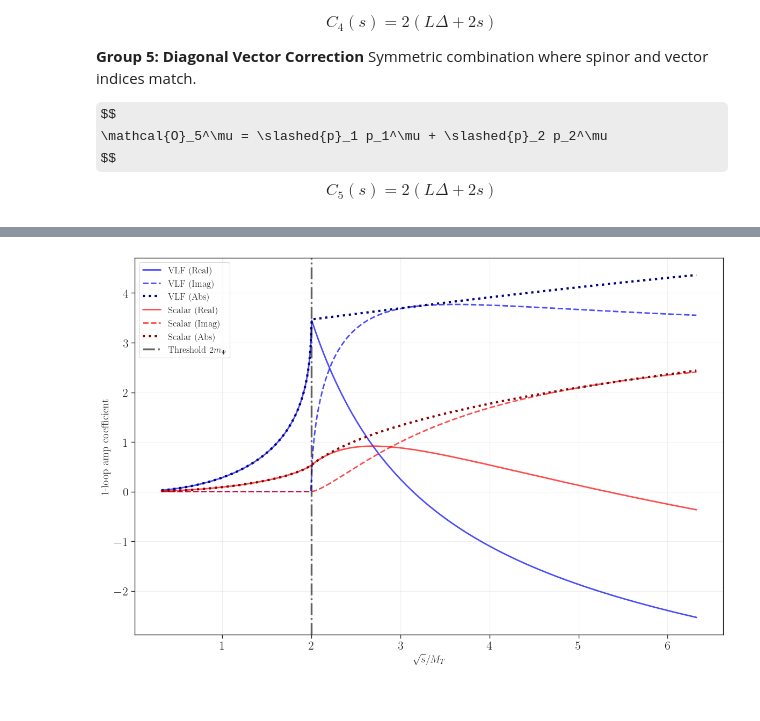
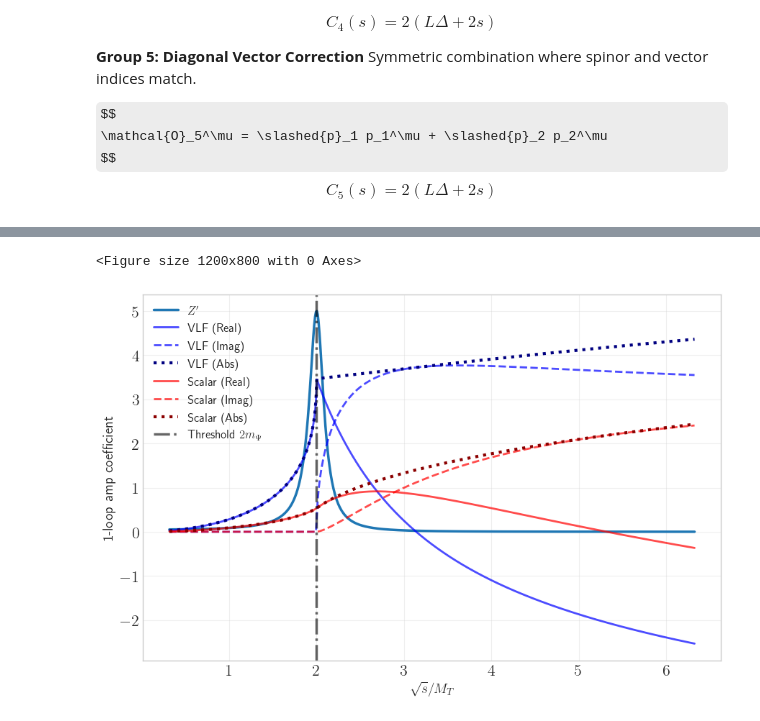
Before and after one commit to viniciusrocca/EFT_ToyModel, a Jupyter notebook: Plots/FormFactor_VLF.ipynb, the cells around one changed output, grey strips where cells are left out. Saved outputs shown, nothing was run; the diff lists cells and outputs as text; code cells hidden in the pictures; some formulas as TeX source.

Commit message:
Comparision between the VLF, Scalar and Z prime form factors

```diff
--- a/Plots/FormFactor_VLF.ipynb
+++ b/Plots/FormFactor_VLF.ipynb
@@ -935,5 +937,22 @@ plt.show()
 # %%
 
+def breit_wigner(x, M_T, Gamma=20.0):
+    """
+    Calculates the relativistic Breit-Wigner shape.
+    x     : sqrt(s_hat) / M_T
+    M_T   : Reference mass (GeV)
+    Gamma : Resonance width (GeV), fixed to 200 GeV
+    """
+    # Convert the dimensionless x back to s_hat (energy squared)
+    s_hat = (x * M_T)**2
+
+    # The resonance mass is exactly 2 * M_T
+    M_res = 2.0 * M_T
+
+    # Relativistic Breit-Wigner denominator: (s - M^2)^2 + (M * Gamma)^2
+    denominator = (s_hat - M_res**2)**2 + (M_res * Gamma)**2
+
+    return 1.0 / denominator
 
 def get_kinematics(s, m):
     """
@@ -956,7 +975,7 @@ def get_kinematics(s, m):
     return L, Delta
 
 # Parameters
-m = 1500.0  # Mass in GeV (or relevant unit)
+M_T = m = 1000.0  # Mass in GeV (or relevant unit)
 # Define range of s (Center of Mass Energy squared)
 # Extended range to 40*m^2 as requested in the snippet
 s_values = np.linspace(0.1 * m**2, 40 * m**2, 1000)
@@ -980,32 +999,48 @@ for i, s in enumerate(s_values):
     term1_scalar = L * (m**2 * L + Delta)
     term2_scalar = 3 * s
     scalar_res[i] = (term1_scalar + term2_scalar) / s
 
 # Plotting
 x_axis = np.sqrt(s_values) / m
 
 plt.figure(figsize=(12, 8))
+# Fixed Width
+Gamma_fixed = 200.0 # GeV
+
+
+
+plt.figure(figsize=(9, 6))
+
+
+y_vals = breit_wigner(x_axis, MT, Gamma=Gamma_fixed)
+
+# Normalize the peak to 1 for visual comparison of the shapes
+y_normalized =5.0 *y_vals / np.max(y_vals)
+
+label_str = r'$Z^\prime$'.format(M_T)
+plt.plot(x_axis, y_normalized, color=color, linewidth=2.5, label=label_str)
 
 # VLF Curves (Blue)
 plt.plot(x_axis, vlf_res.real, label='VLF (Real)', color='blue', linestyle='-', linewidth=2, alpha=0.7)
 plt.plot(x_axis, vlf_res.imag, label='VLF (Imag)', color='blue', linestyle='--', linewidth=2, alpha=0.7)
 plt.plot(x_axis, np.abs(vlf_res), label='VLF (Abs)', color='navy', linestyle=':', linewidth=3) # Made thick & distinct
 
 # Scalar Curves (Red)
 plt.plot(x_axis, scalar_res.real, label='Scalar (Real)', color='red', linestyle='-', linewidth=2, alpha=0.7)
 plt.plot(x_axis, scalar_res.imag, label='Scalar (Imag)', color='red', linestyle='--', linewidth=2, alpha=0.7)
 plt.plot(x_axis, np.abs(scalar_res), label='Scalar (Abs)', color='darkred', linestyle=':', linewidth=3) # Made thick & distinct
 
 # Threshold Line at sqrt(s) = 2m
 plt.axvline(2.0, color='black', linestyle='-.', alpha=0.6, label=r'Threshold $2m_\Psi$')
 
 plt.xlabel(r'$\sqrt{s}/M_T$', fontsize=14)
 plt.ylabel('1-loop amp coefficient', fontsize=14)
 
 plt.legend(fontsize=12, loc='best')
 plt.grid(True, alpha=0.3)
 plt.tight_layout()
 
-plt.savefig('FormFactor_comparison.png')
+#plt.savefig('FormFactor_comparison.png')
 # %% [output]
+<Figure size 1200x800 with 0 Axes>
-[figure, old version]
+[figure, new version]
```
Also changed, not shown: parts of 12 cells of this notebook.
